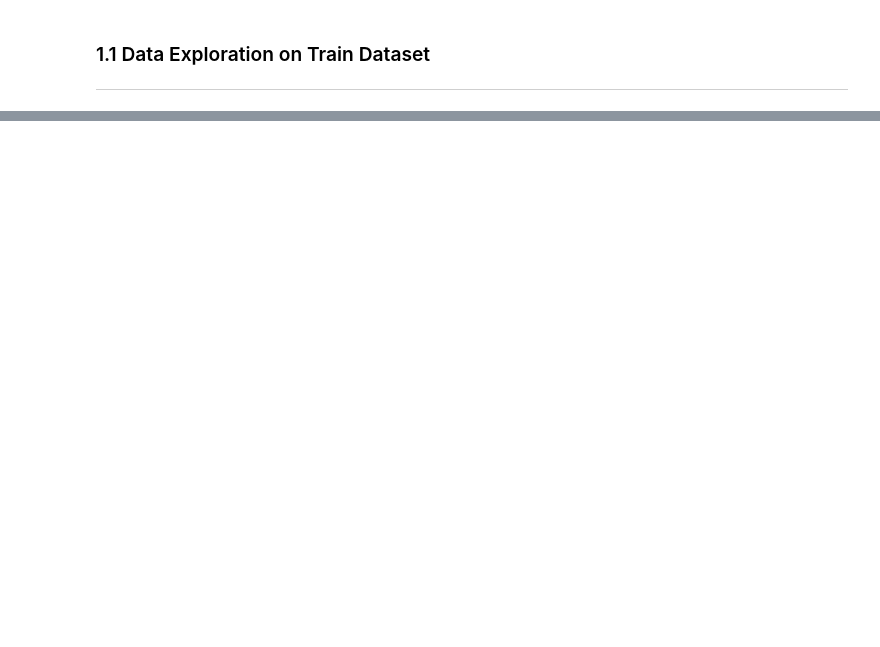
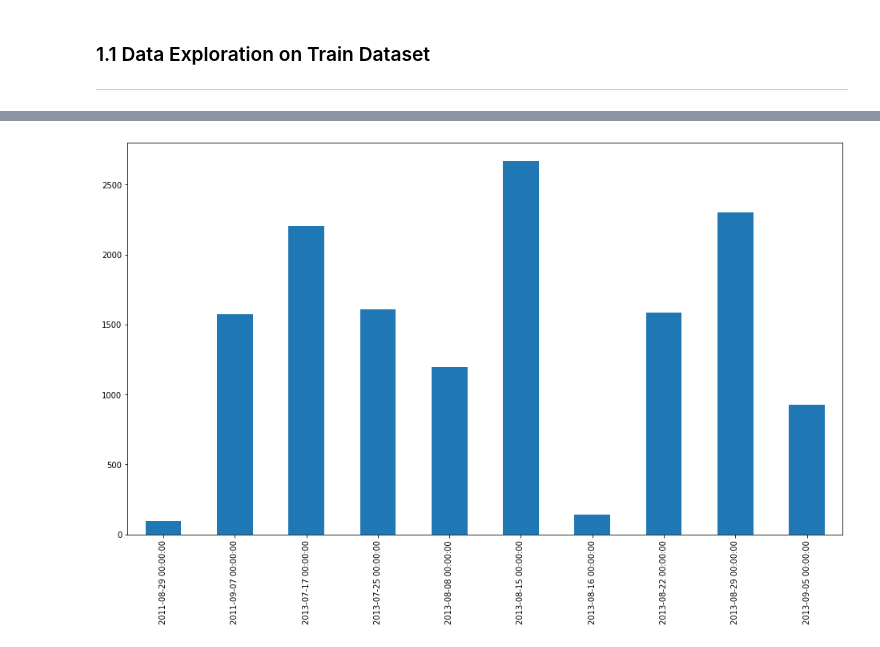
Before and after one commit to henrioei/Binary-Classification-on-West-Nile-Virus, a Jupyter notebook: Project_4_West_Nile_Virus_Terence.ipynb, the cells around one changed output, grey strips where cells are left out. Saved outputs shown, nothing was run; the diff lists cells and outputs as text; code cells hidden in the pictures; blank space fills up the shorter version.

```diff
--- a/Project_4_West_Nile_Virus_Terence.ipynb
+++ b/Project_4_West_Nile_Virus_Terence.ipynb
@@ -123,0 +70,7 @@ Count of Duplicate in Dataframe: 813
+# %%
+def preprocess_date(df):
+  df['Year'] = pd.to_datetime(df['Date']).dt.year
+  df['Month'] = pd.to_datetime(df['Date']).dt.month
+  df['WeekofYear'] = pd.to_datetime(df['Date']).dt.isocalendar().week
+
+  return df
@@ -124 +107,5 @@ Count of Duplicate in Dataframe: 813
+# %%
+df_spray['Date'].astype('datetime64').value_counts().sort_index().plot(kind = 'bar' , figsize = (16,9));
+# %% [output]
+[figure, added]
 # %% [markdown]
```
Also changed, not shown: parts of 69 cells of this notebook.
